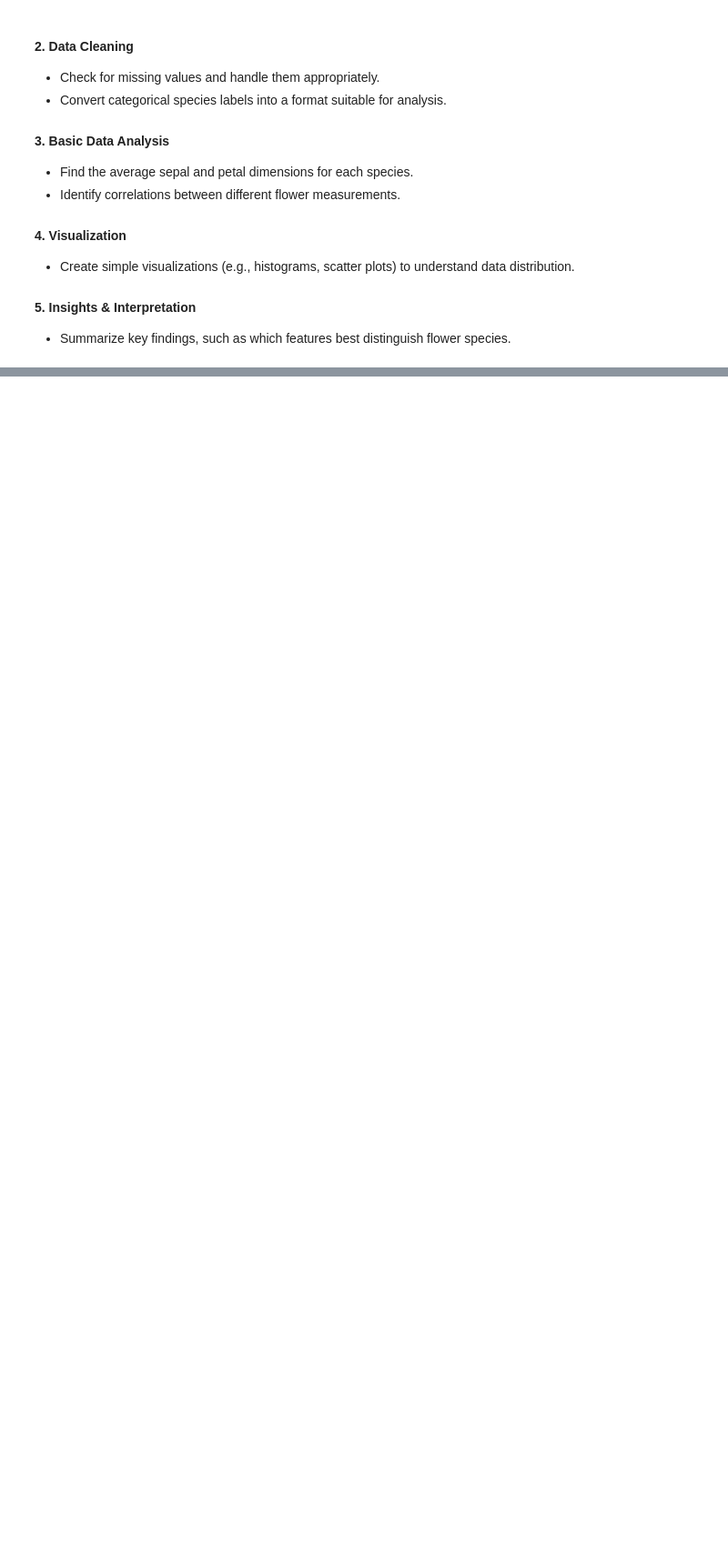
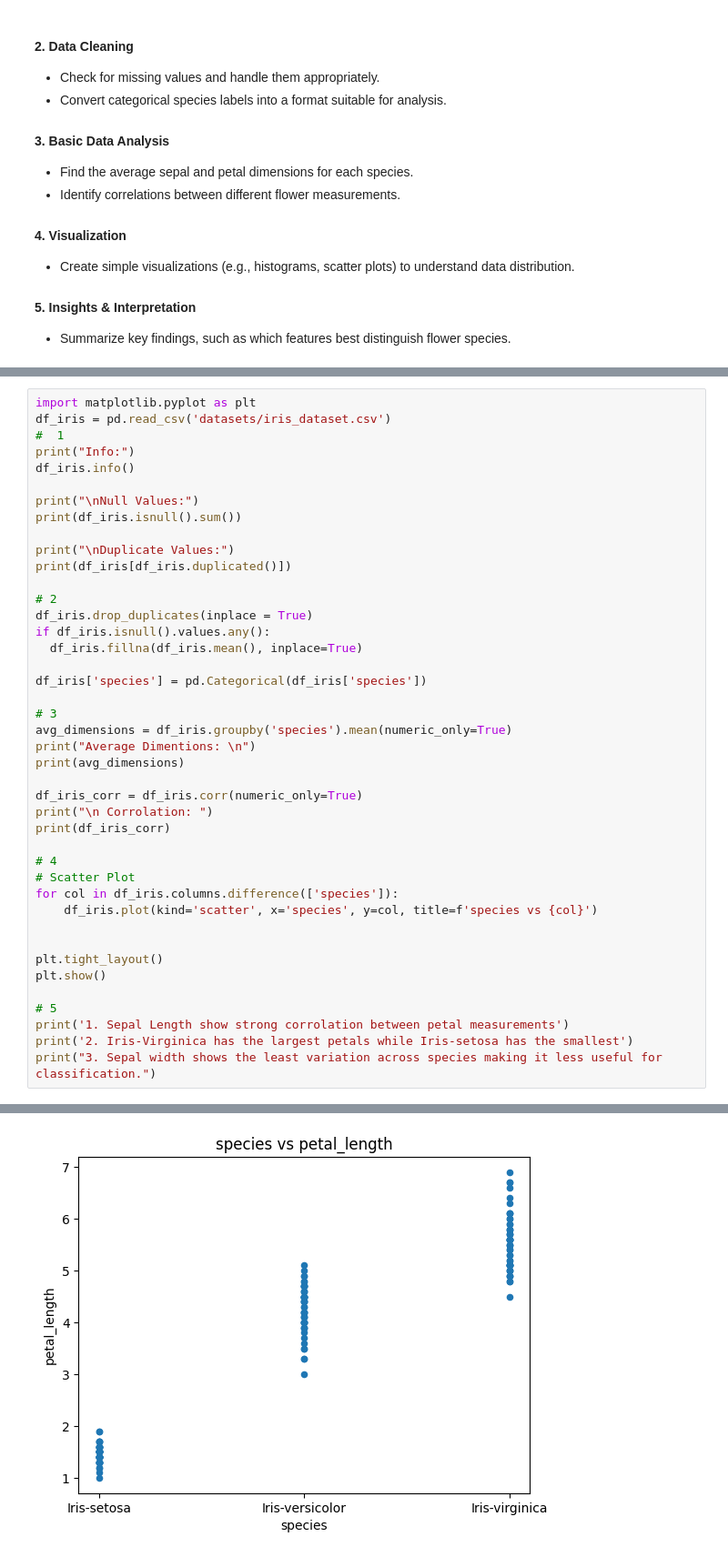
Before and after one commit to rjmn0208/cs-3246, a Jupyter notebook: [Activity_2]_Python_Pandas_Student_Copy.ipynb, the cells around one changed output, grey strips where cells are left out. Shown: that part at 91% size. Drawn from its saved outputs; the diff is of its cells as text; blank space fills up the shorter version.

```diff
--- a/[Activity_2]_Python_Pandas_Student_Copy.ipynb
+++ b/[Activity_2]_Python_Pandas_Student_Copy.ipynb
@@ -335,0 +298,43 @@ df_iris["species"].fillna(mode_species, inplace=True)
+# %%
+import matplotlib.pyplot as plt
+df_iris = pd.read_csv('datasets/iris_dataset.csv')
+#  1
+print("Info:")
+df_iris.info()
+
+print("\nNull Values:")
+print(df_iris.isnull().sum())
+
+print("\nDuplicate Values:")
+print(df_iris[df_iris.duplicated()])
+
+# 2
+df_iris.drop_duplicates(inplace = True)
+if df_iris.isnull().values.any():
+  df_iris.fillna(df_iris.mean(), inplace=True)
+
+df_iris['species'] = pd.Categorical(df_iris['species'])
+
+# 3
+avg_dimensions = df_iris.groupby('species').mean(numeric_only=True)
+print("Average Dimentions: \n")
+print(avg_dimensions)
+
+df_iris_corr = df_iris.corr(numeric_only=True)
+print("\n Corrolation: ")
+print(df_iris_corr)
+
+# 4
+# Scatter Plot
+for col in df_iris.columns.difference(['species']):
+    df_iris.plot(kind='scatter', x='species', y=col, title=f'species vs {col}')
+
+
+plt.tight_layout()
+plt.show()
+
+# 5
+print('1. Sepal Length show strong corrolation between petal measurements')
+print('2. Iris-Virginica has the largest petals while Iris-setosa has the smallest')
+print("3. Sepal width shows the least variation across species making it less useful for classification.")
+# %% [output]
@@ -335,0 +358 @@ df_iris["species"].fillna(mode_species, inplace=True)
+[figure, added]
```
Also changed, not shown: parts of 5 cells of this notebook.
